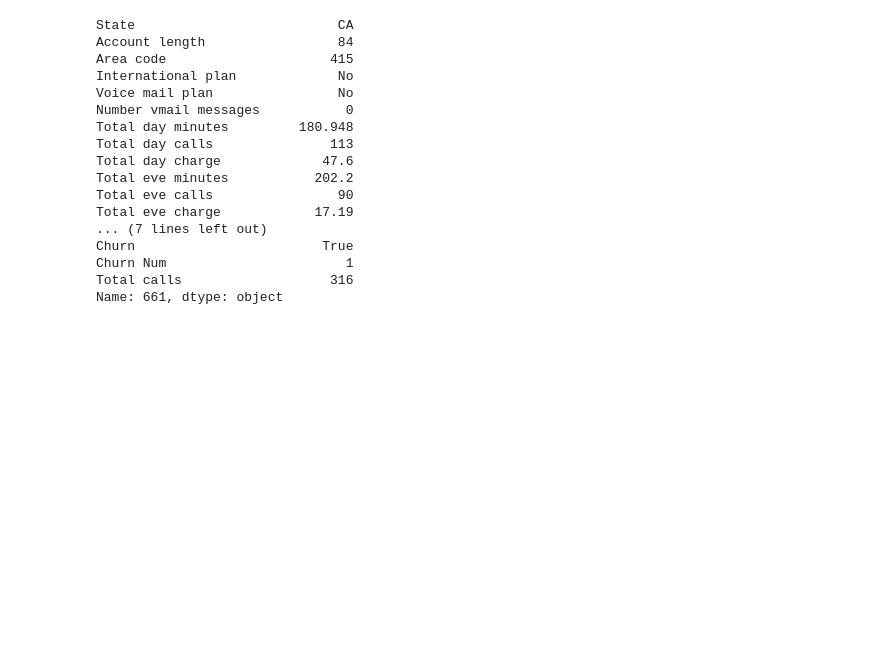
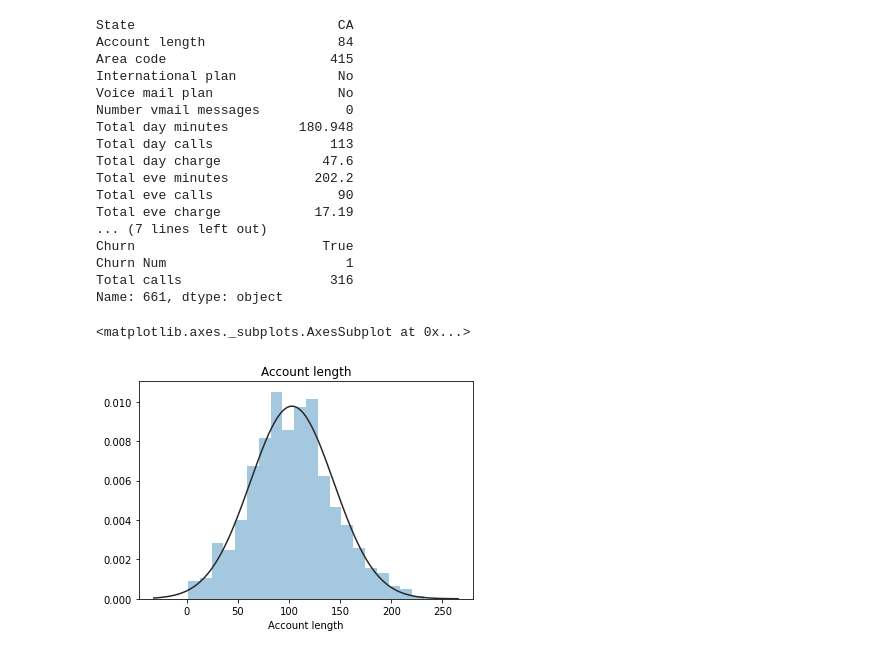
Before and after one commit to aparna-ks/EDA, a Jupyter notebook: EDA_TelecomChurn.ipynb, the cells around one changed output. Saved outputs shown, nothing was run; the diff lists cells and outputs as text; code cells hidden in the pictures; blank space fills up the shorter version.

```diff
--- a/EDA_TelecomChurn.ipynb
+++ b/EDA_TelecomChurn.ipynb
@@ -442,3 +472,11 @@ Churn                        True
 Churn Num                       1
 Total calls                   316
 Name: 661, dtype: object
+# %%
+#Distribution
+y = df['Account length']
+plt.figure(1); plt.title('Account length')
+sns.distplot(y, kde=False, fit=st.norm)
+# %% [output]
+<matplotlib.axes._subplots.AxesSubplot at 0x...>
+[figure, added]
```
Also changed, not shown: parts of 4 cells of this notebook.
